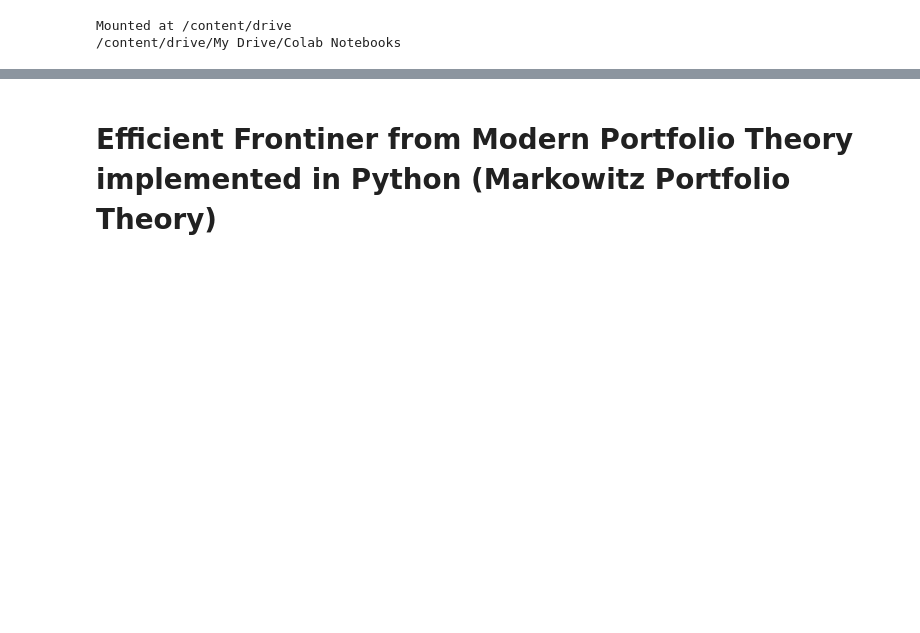
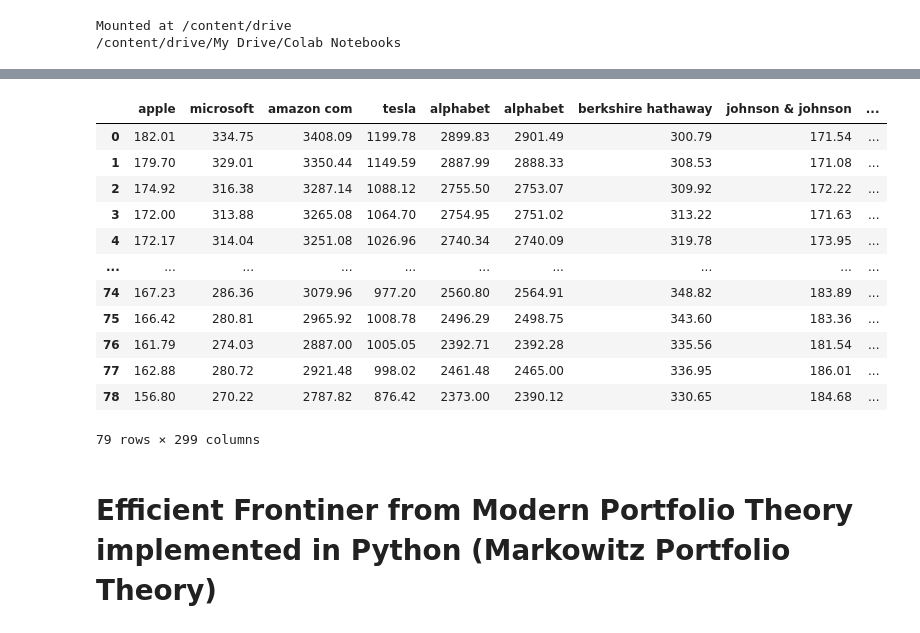
Before and after one commit to jihyeonseong/ESG-AI-investment-by-streamlit, a Jupyter notebook: Data_Creation/Data_for_Portfolio.ipynb, the cells around one changed output, grey strips where cells are left out. Cells and saved outputs as stored; diff of their text form; code cells hidden in the pictures; blank space fills up the shorter version.

```diff
--- a/Data_Creation/Data_for_Portfolio.ipynb
+++ b/Data_Creation/Data_for_Portfolio.ipynb
@@ -137,2 +156,21 @@ data
+# %%
+#data.set_index('Date', inplace=True)
+data = data.interpolate(method='linear', limit_direction='both')
+data.columns = list(stock_df['company'].values[:102]) + list(stock_df['company'].values[103:])
+data
+# %% [output]
+|  | apple | microsoft | amazon com | tesla | alphabet | alphabet | berkshire hathaway | johnson & johnson | ... |
+| 0 | 182.01 | 334.75 | 3408.09 | 1199.78 | 2899.83 | 2901.49 | 300.79 | 171.54 | ... |
+| 1 | 179.70 | 329.01 | 3350.44 | 1149.59 | 2887.99 | 2888.33 | 308.53 | 171.08 | ... |
+| 2 | 174.92 | 316.38 | 3287.14 | 1088.12 | 2755.50 | 2753.07 | 309.92 | 172.22 | ... |
+| 3 | 172.00 | 313.88 | 3265.08 | 1064.70 | 2754.95 | 2751.02 | 313.22 | 171.63 | ... |
+| 4 | 172.17 | 314.04 | 3251.08 | 1026.96 | 2740.34 | 2740.09 | 319.78 | 173.95 | ... |
+| ... | ... | ... | ... | ... | ... | ... | ... | ... | ... |
+| 74 | 167.23 | 286.36 | 3079.96 | 977.20 | 2560.80 | 2564.91 | 348.82 | 183.89 | ... |
+| 75 | 166.42 | 280.81 | 2965.92 | 1008.78 | 2496.29 | 2498.75 | 343.60 | 183.36 | ... |
+| 76 | 161.79 | 274.03 | 2887.00 | 1005.05 | 2392.71 | 2392.28 | 335.56 | 181.54 | ... |
+| 77 | 162.88 | 280.72 | 2921.48 | 998.02 | 2461.48 | 2465.00 | 336.95 | 186.01 | ... |
+| 78 | 156.80 | 270.22 | 2787.82 | 876.42 | 2373.00 | 2390.12 | 330.65 | 184.68 | ... |
+79 rows × 299 columns
 # %%
 data.to_csv('./data.csv', index=0)
```
Also changed, not shown: parts of 9 cells of this notebook.
